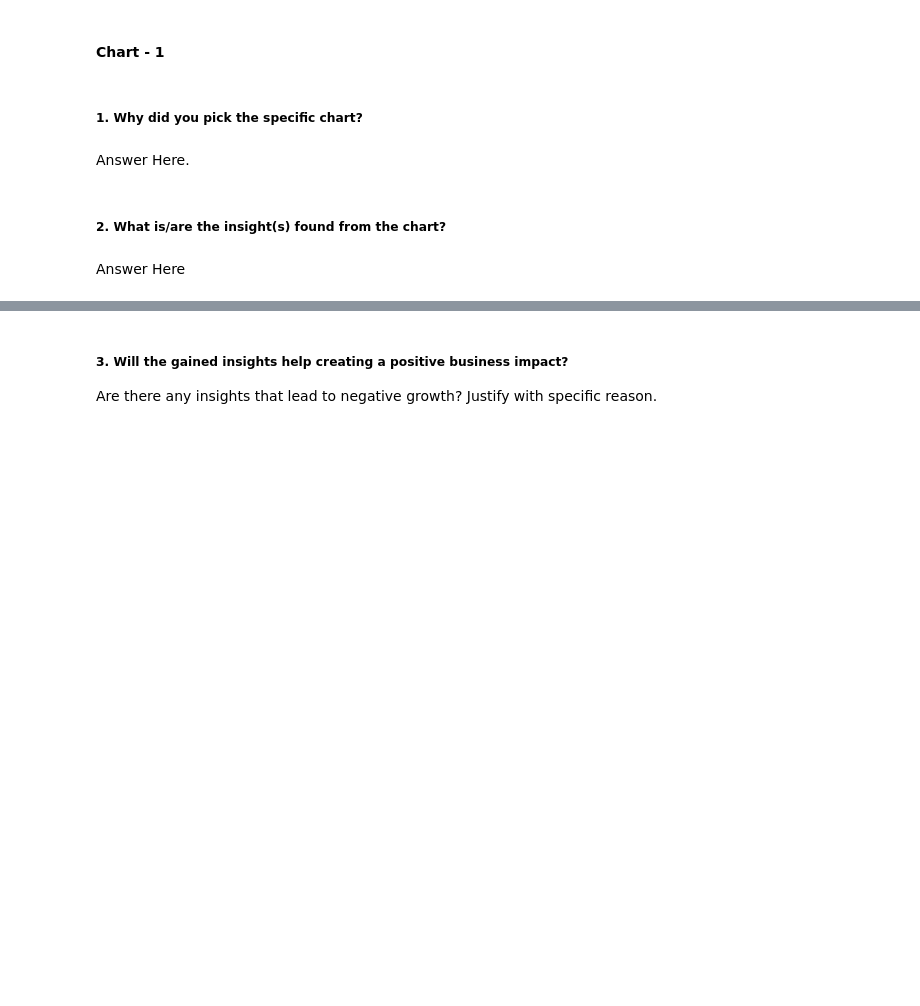
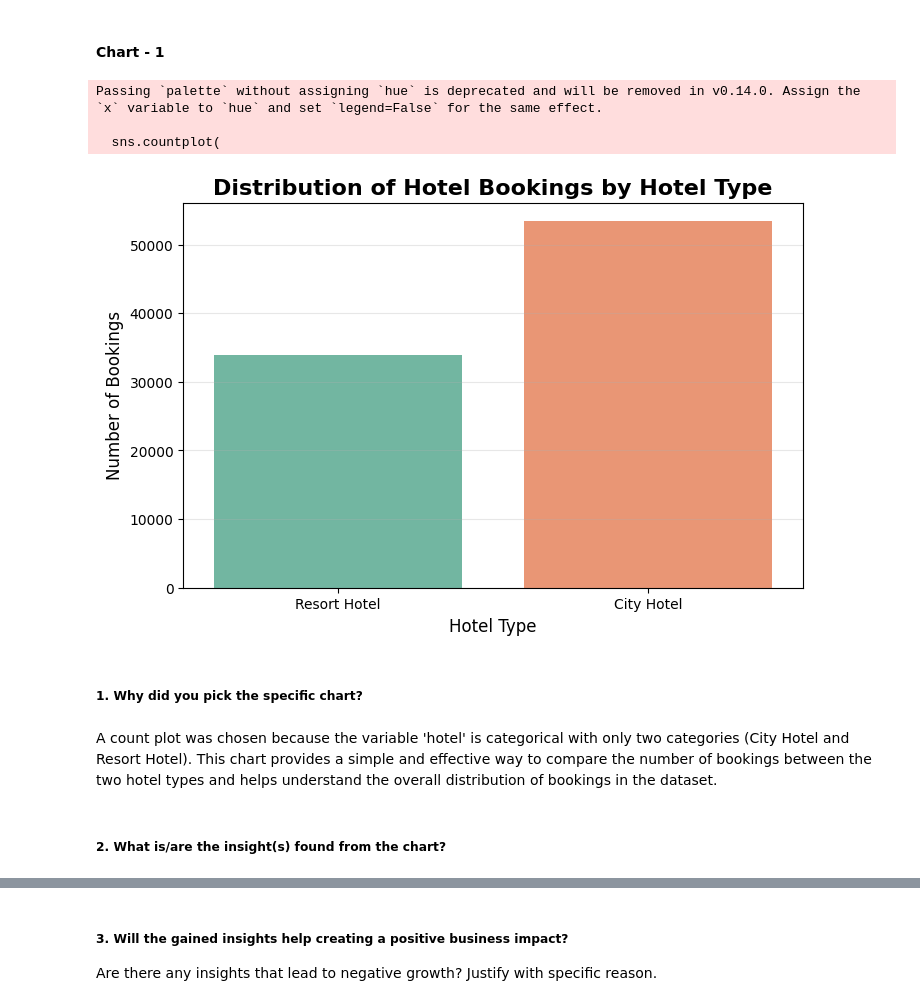
Before and after one commit to asmita214/Hotel-Booking-EDA, a Jupyter notebook: Sample_EDA_Submission_Template.ipynb, the cells around one changed output, grey strips where cells are left out. Drawn from its saved outputs; the diff is of its cells as text; code cells hidden in the pictures; blank space fills up the shorter version.

Commit message:
3 Charts visualization done

```diff
--- a/Sample_EDA_Submission_Template.ipynb
+++ b/Sample_EDA_Submission_Template.ipynb
@@ -389,8 +387,25 @@ dtype: int64
+# %%
+plt.figure(figsize=(8,5))
+sns.countplot(
+    data=df1,
+    x='hotel',
+    palette='Set2'
+)
+plt.title('Distribution of Hotel Bookings by Hotel Type',
+          fontsize=16,
+          fontweight='bold')
+plt.xlabel('Hotel Type',fontsize=12)
+plt.ylabel('Number of Bookings',fontsize=12)
+plt.grid(axis='y',alpha=0.3)
+plt.show()
+# %% [output]
+Passing `palette` without assigning `hue` is deprecated and will be removed in v0.14.0. Assign the `x` variable to `hue` and set `legend=False` for the same effect.
+
+  sns.countplot(
+[figure, added]
 # %% [markdown]
 ##### 1. Why did you pick the specific chart?
-# %% [markdown]
-Answer Here.
+# %% [markdown]
+A count plot was chosen because the variable 'hotel' is categorical with only two categories (City Hotel and Resort Hotel). This chart provides a simple and effective way to compare the number of bookings between the two hotel types and helps understand the overall distribution of bookings in the dataset.
 # %% [markdown]
 ##### 2. What is/are the insight(s) found from the chart?
-# %% [markdown]
-Answer Here
```
Also changed, not shown: parts of 20 cells of this notebook.
